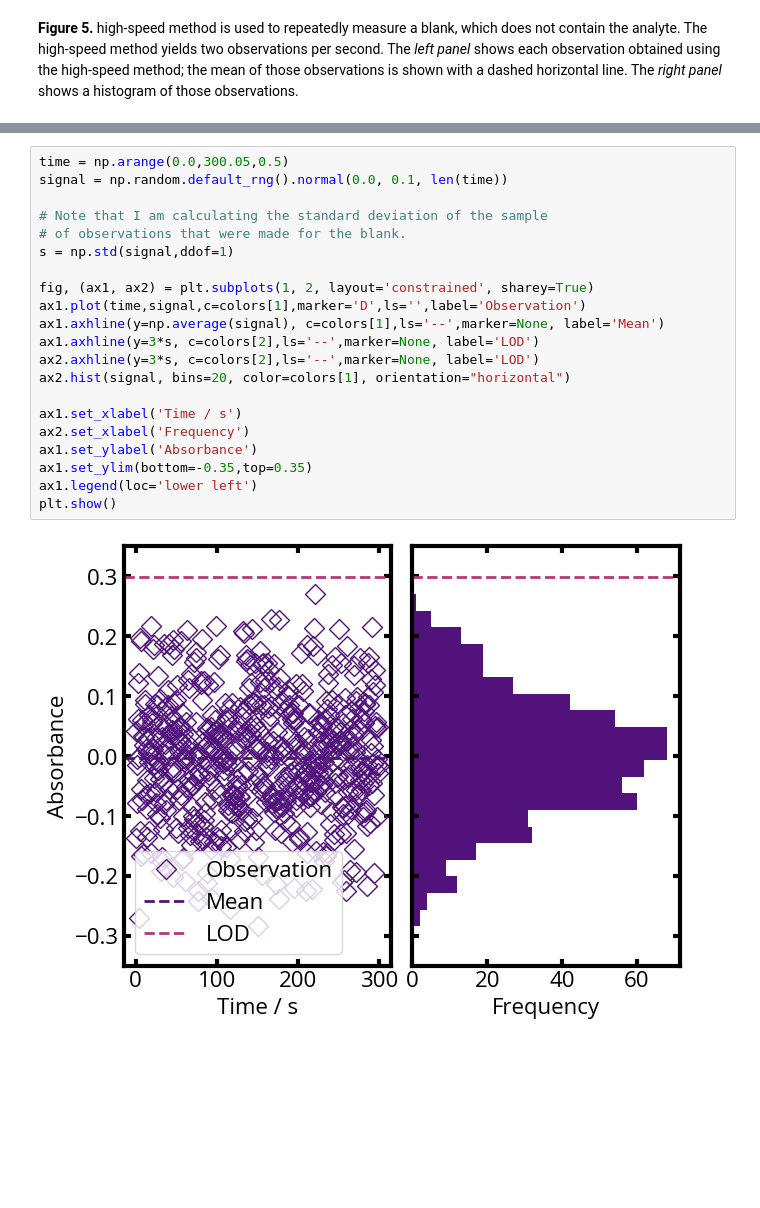
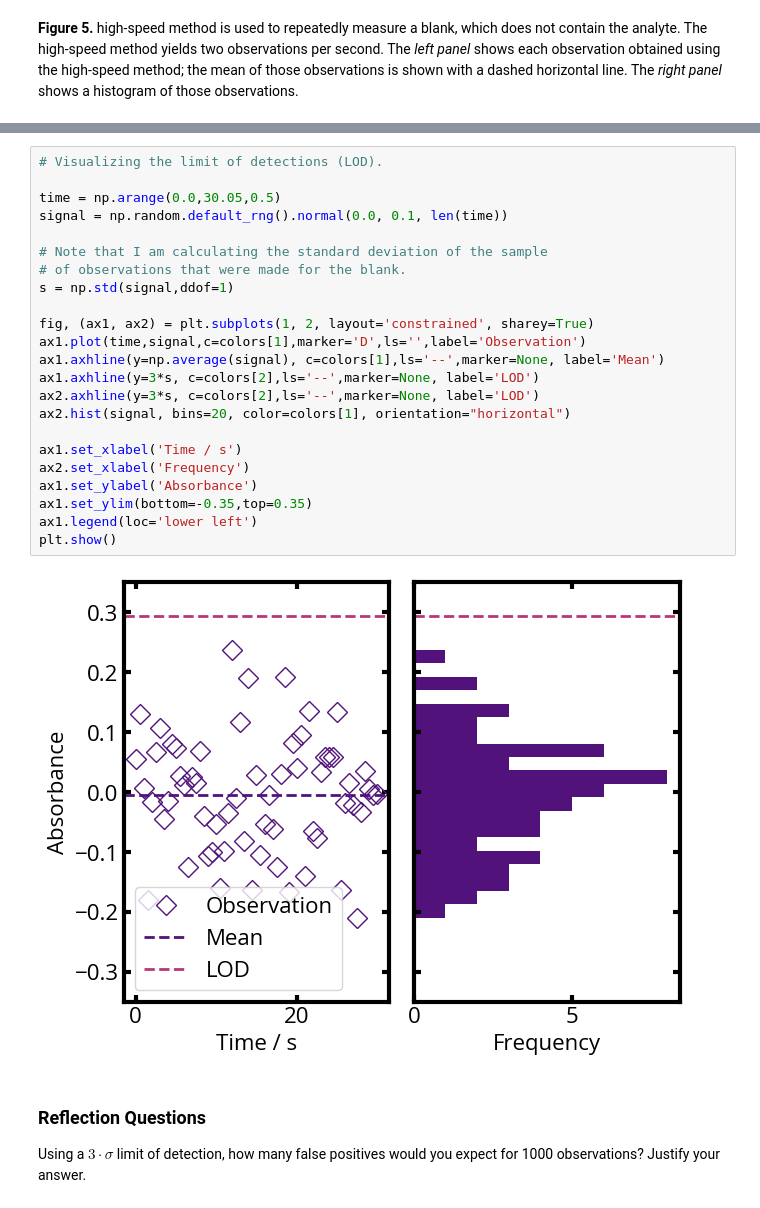
Before and after one commit to mfbush/instrumental-analysis, a Jupyter notebook: notebooks/signals-and-noise.ipynb, the cells around one changed output, grey strips where cells are left out. Cells and saved outputs as stored; diff of their text form; blank space fills up the shorter version.

Commit message:
Changes to be committed: 	modified:   README.md 	modified:   notebooks/exported-pdf/signals-and-noise.pdf 	new file:   notebooks/images/distribution.png 	modified:   notebooks/signals-and-noise.ipynb

```diff
--- a/notebooks/signals-and-noise.ipynb
+++ b/notebooks/signals-and-noise.ipynb
@@ -264,26 +260,31 @@ where:
 # %%
-time = np.arange(0.0,300.05,0.5)
+# Visualizing the limit of detections (LOD).
+
+time = np.arange(0.0,30.05,0.5)
 signal = np.random.default_rng().normal(0.0, 0.1, len(time))
 
 # Note that I am calculating the standard deviation of the sample
 # of observations that were made for the blank.
 s = np.std(signal,ddof=1)
 
 fig, (ax1, ax2) = plt.subplots(1, 2, layout='constrained', sharey=True)
 ax1.plot(time,signal,c=colors[1],marker='D',ls='',label='Observation')
 ax1.axhline(y=np.average(signal), c=colors[1],ls='--',marker=None, label='Mean')
 ax1.axhline(y=3*s, c=colors[2],ls='--',marker=None, label='LOD')
 ax2.axhline(y=3*s, c=colors[2],ls='--',marker=None, label='LOD')
 ax2.hist(signal, bins=20, color=colors[1], orientation="horizontal")
 
 ax1.set_xlabel('Time / s')
 ax2.set_xlabel('Frequency')
 ax1.set_ylabel('Absorbance')
 ax1.set_ylim(bottom=-0.35,top=0.35)
 ax1.legend(loc='lower left')
 plt.show()
 # %% [output]
-[figure, old version]
+[figure, new version]
+# %% [markdown]
+### Reflection Questions
+Using a $3 \cdot \sigma$ limit of detection, how many false positives would you expect for 1000 observations? Justify your answer.
 # %% [markdown]
 ## Possible Outcomes for a Qualitative Assay
 Qualitative assays yield either a positive or negative result.
```
Also changed, not shown: parts of 7 cells of this notebook, 3 other files.
